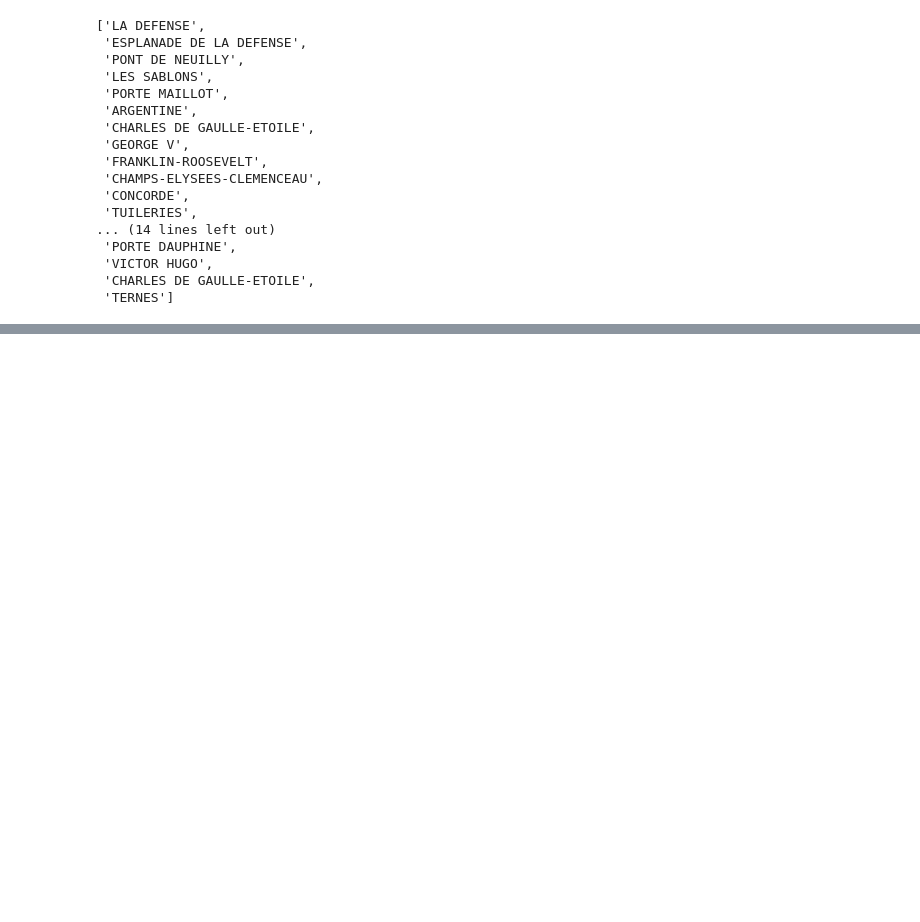
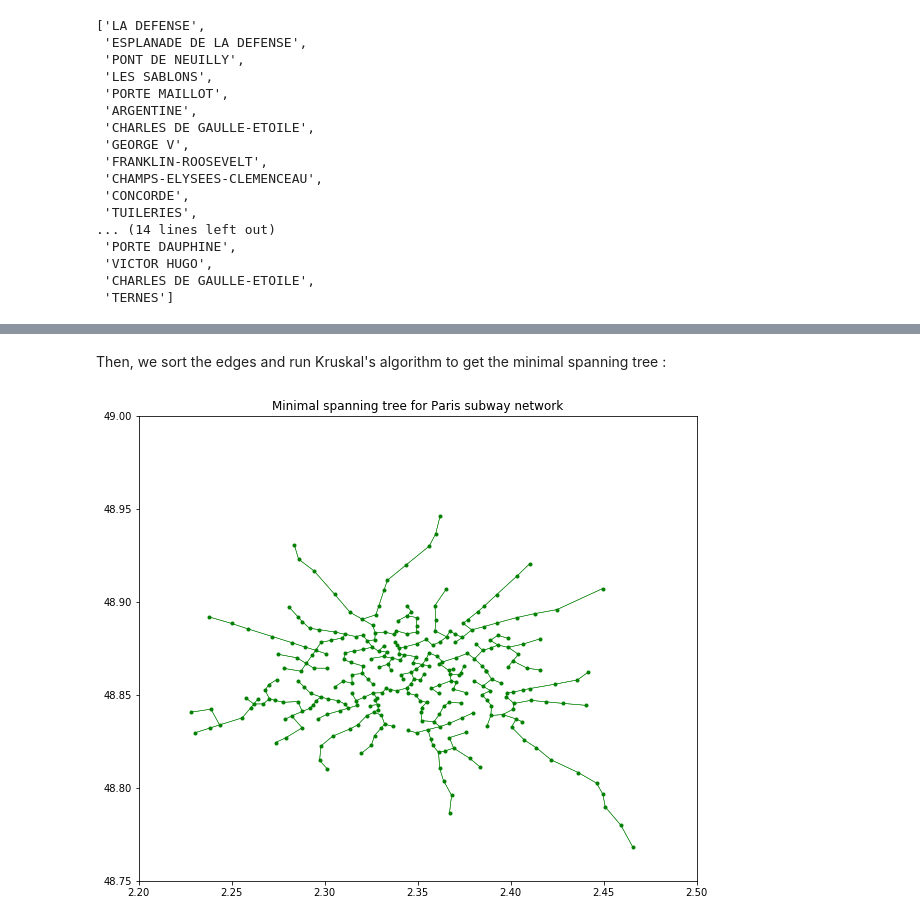
Before and after one commit to RubenBSB/transport-network, a Jupyter notebook: main.ipynb, the cells around one changed output, grey strips where cells are left out. Drawn from its saved outputs; the diff is of its cells as text; code cells hidden in the pictures; blank space fills up the shorter version.

```diff
--- a/main.ipynb
+++ b/main.ipynb
@@ -89,0 +120,11 @@ display_graph(real_network_adj_dic)
+# %%
+from network_building import sph_distance_coordinate
+
+edges = []
+dist_matrix = np.zeros((m,m))
+for i in range(m):
+    for j in range(i):
+        dist_ij = sph_distance_coordinate(x[i], y[i], x[j], y[j])
+        dist_matrix[i][j] = dist_ij
+        dist_matrix[j][i] = dist_matrix[i][j]
+        edges.append([i,j,dist_ij])
@@ -89,0 +146,9 @@ display_graph(real_network_adj_dic)
+# %% [markdown]
+Then, we sort the edges and run Kruskal's algorithm to get the minimal spanning tree :
+# %%
+sorted_edges = sort_edges(edges)
+kruskal_adj_dic = get_MST(sorted_edges)
+# %%
+display_graph(kruskal_adj_dic, 'Minimal spanning tree for Paris subway network')
+# %% [output]
+[figure, added]
```
Also changed, not shown: parts of 13 cells of this notebook.
